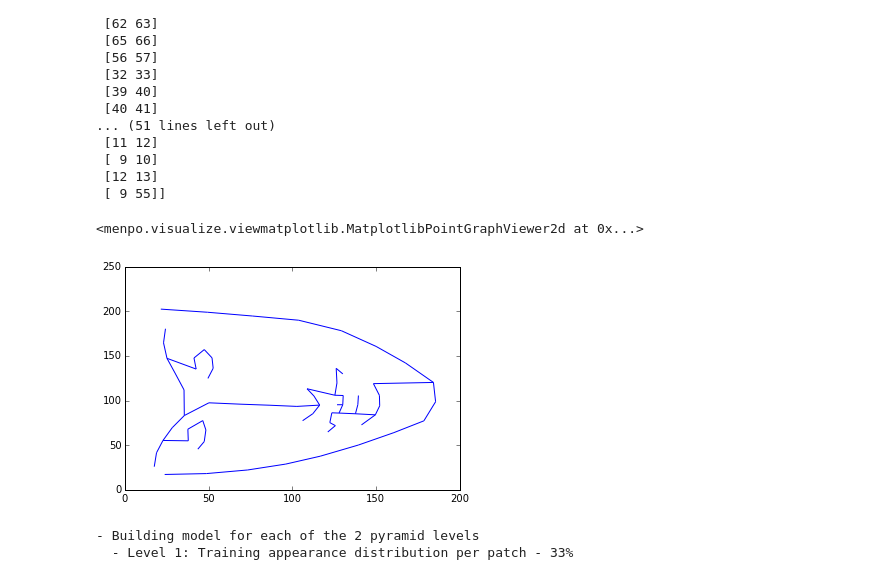
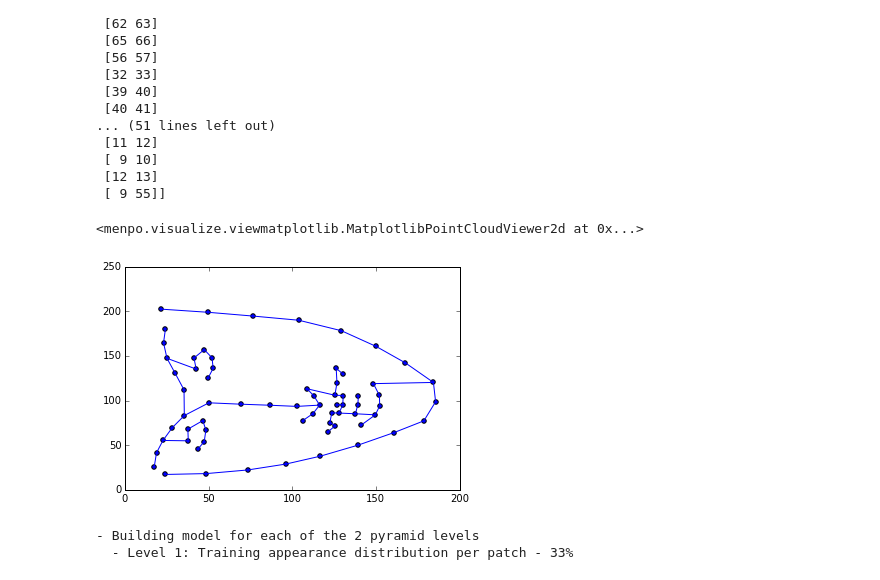
Before and after one commit to nontas/antonakoscvpr2015, a Jupyter notebook: Untitled0.ipynb, the cells around one changed output. Drawn from its saved outputs; the diff is of its cells as text; code cells hidden in the pictures.

```diff
--- a/Untitled0.ipynb
+++ b/Untitled0.ipynb
@@ -108,13 +108,14 @@ print mst.adjacency_array
 # %%
 from menpo.shape import PointTree
 
 pt = PointTree(shapes[0].points, mst.adjacency_array, mst.root_vertex)
 
 %matplotlib inline
 pt.view()
+shapes[0].view()
 # %% [output]
-<menpo.visualize.viewmatplotlib.MatplotlibPointGraphViewer2d at 0x...>
+<menpo.visualize.viewmatplotlib.MatplotlibPointCloudViewer2d at 0x...>
-[figure, old version]
+[figure, new version]
 # %%
 import numpy as np
 
```
